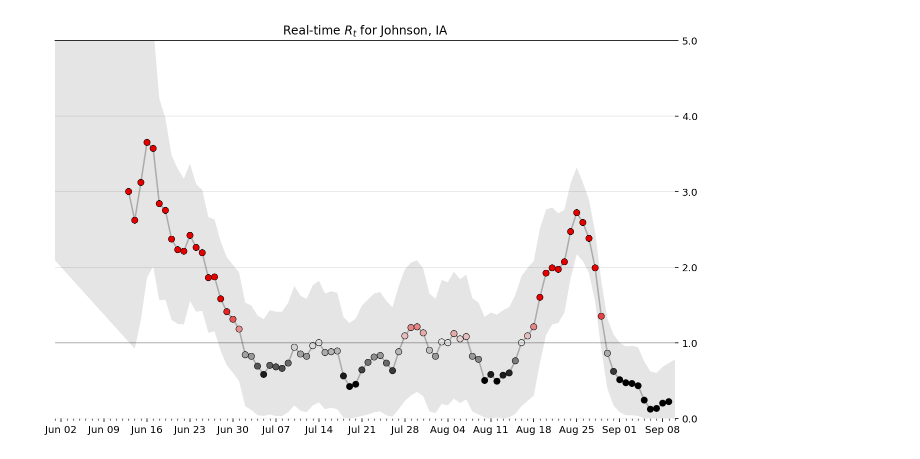
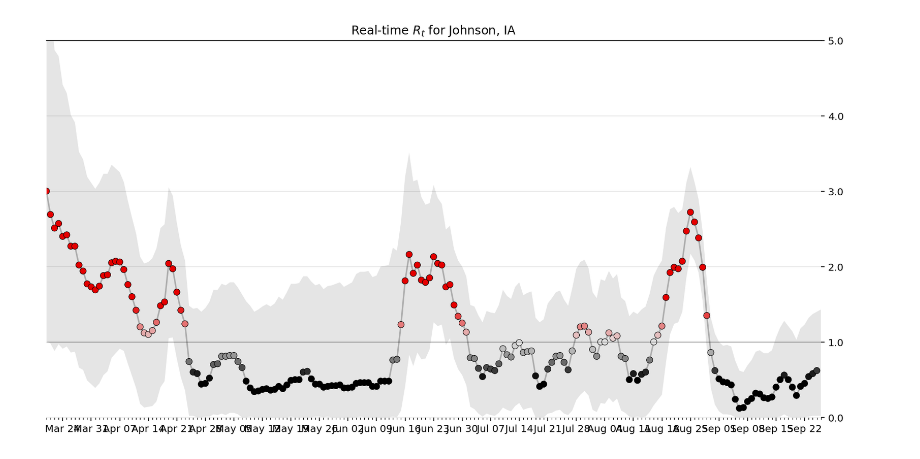
Before and after one commit to r-xue/Aijuswanaseing, a Jupyter notebook: notebook/johnson_covid19.ipynb, the cells around one changed output. Saved outputs shown, nothing was run; the diff lists cells and outputs as text; code cells hidden in the pictures.

```diff
--- a/notebook/johnson_covid19.ipynb
+++ b/notebook/johnson_covid19.ipynb
@@ -248,33 +248,33 @@ def plot_rt(result, ax, county_name):
                     alpha=.1,
                     lw=0,
                     zorder=3)
 
     ax.axhline(1.0, c='k', lw=1, label='$R_t=1.0$', alpha=.25);
 
     # Formatting
     ax.xaxis.set_major_locator(mdates.MonthLocator())
     ax.xaxis.set_major_formatter(mdates.DateFormatter('%b'))
     ax.xaxis.set_minor_locator(mdates.DayLocator())
 
     ax.yaxis.set_major_locator(ticker.MultipleLocator(1))
     ax.yaxis.set_major_formatter(ticker.StrMethodFormatter("{x:.1f}"))
     ax.yaxis.tick_right()
     ax.spines['left'].set_visible(False)
     ax.spines['bottom'].set_visible(False)
     ax.spines['right'].set_visible(False)
     ax.margins(0)
     ax.grid(which='major', axis='y', c='k', alpha=.1, zorder=-2)
     ax.margins(0)
     ax.set_ylim(0.0, 5.0)
-    ax.set_xlim(pd.Timestamp('2020-06-01'), result.index.get_level_values('date')[-1]+pd.Timedelta(days=1))
+    ax.set_xlim(pd.Timestamp('2020-03-20'), result.index.get_level_values('date')[-1]+pd.Timedelta(days=1))
     fig.set_facecolor('w')
 
 
-fig, ax = plt.subplots(figsize=(800/72,500/72))
+fig, ax = plt.subplots(figsize=(1000/72,500/72))
 
 plot_rt(result, ax, county_name)
 ax.set_title(f'Real-time $R_t$ for {county_name}')
 ax.xaxis.set_major_locator(mdates.WeekdayLocator())
 ax.xaxis.set_major_formatter(mdates.DateFormatter('%b %d'))
 # %% [output]
-[figure, old version]
+[figure, new version]
```
Also changed, not shown: parts of 3 cells of this notebook.
